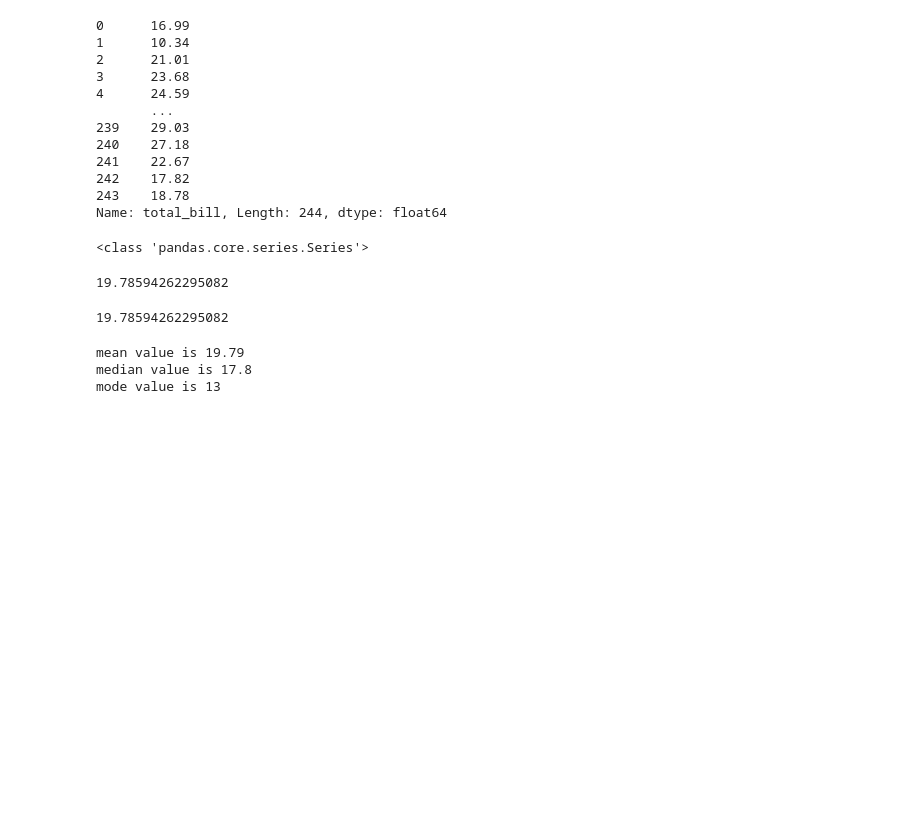
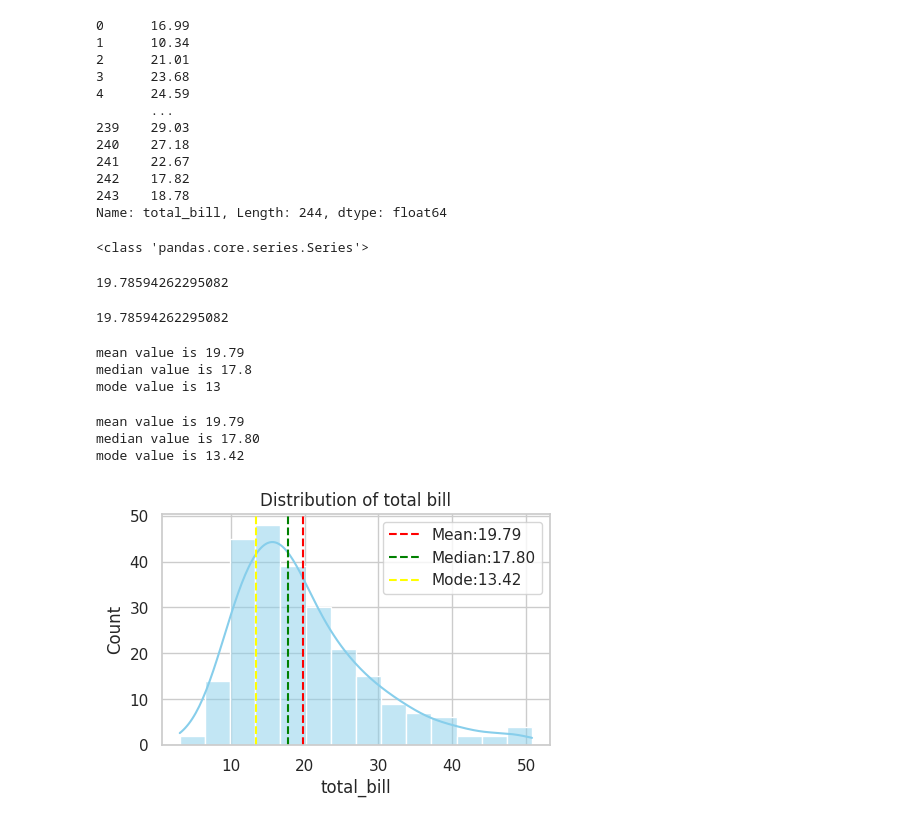
Before and after one commit to NishmthaM/statistics_in_ml, a Jupyter notebook: statistics_in_ml.ipynb, the cells around one changed output. Cells and saved outputs as stored; diff of their text form; code cells hidden in the pictures; blank space fills up the shorter version.

```diff
--- a/statistics_in_ml.ipynb
+++ b/statistics_in_ml.ipynb
@@ -97,3 +97,26 @@ print(f"mode value is {mode_val:.0f}")
 mean value is 19.79
 median value is 17.8
 mode value is 13
+# %%
+col=df["total_bill"]
+
+mean_val = np.mean(col)
+meadian_val = np.median(col)
+mode_val = col.mode()[0]
+print(f"mean value is {mean_val:.2f}")
+print(f"median value is {meadian_val:.2f}")
+print(f"mode value is {mode_val:.2f}")
+
+plt.figure(figsize=(5,3))
+sns.histplot(col, kde=True, color="skyblue",)
+plt.axvline(mean_val,color='red', linestyle="--", label=f"Mean:{mean_val:.2f}")
+plt.axvline(meadian_val,color='green', linestyle="--", label=f"Median:{meadian_val:.2f}")
+plt.axvline(mode_val,color='yellow', linestyle="--", label=f"Mode:{mode_val:.2f}")
+plt.legend()
+plt.title("Distribution of total bill")
+plt.show()
+# %% [output]
+mean value is 19.79
+median value is 17.80
+mode value is 13.42
+[figure, added]
```
